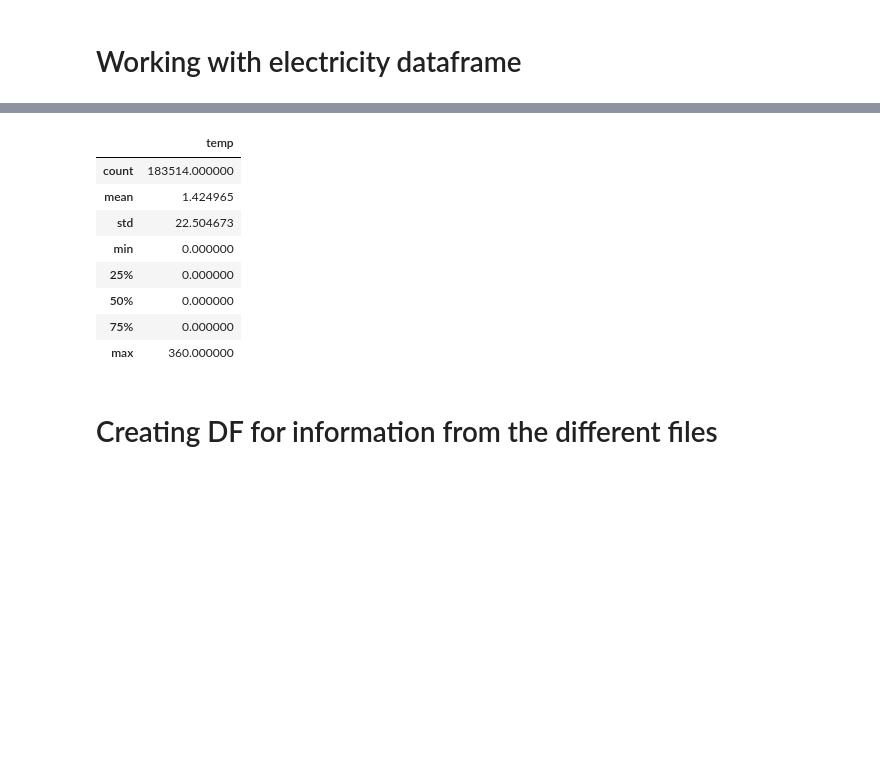
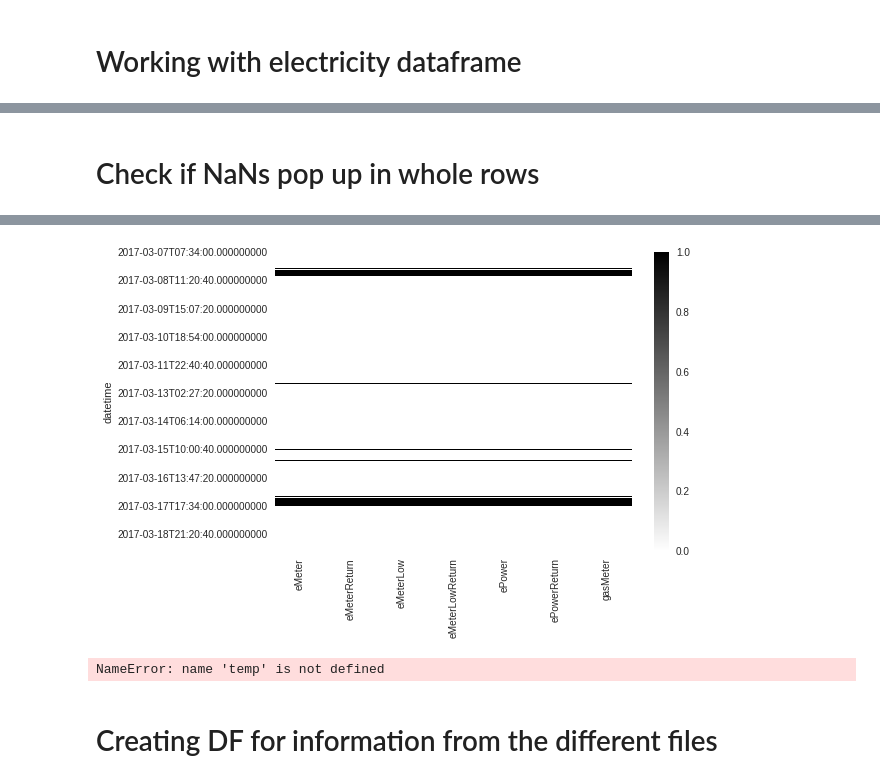
Before and after one commit to deKeijzer/KB-74-OPSCHALER, a Jupyter notebook: Personal_folders/PolVector/Data_Prep_Pol.ipynb, the cells around one changed output, grey strips where cells are left out. Saved outputs shown, nothing was run; the diff lists cells and outputs as text; code cells hidden in the pictures; blank space fills up the shorter version.

Commit message:
made visualisation to check if the NaNs in files are in the same rows

```diff
--- a/Personal_folders/PolVector/Data_Prep_Pol.ipynb
+++ b/Personal_folders/PolVector/Data_Prep_Pol.ipynb
@@ -58,6 +59,6 @@ gas.head()
 # Working with electricity dataframe
 # %%
 #First check how many nans are there
-smart_nan=smart.isnull().any(axis=1)
-print(smart[smart_nan].info())
+smart_nan=smart.isnull()
+print(smart[smart_nan].head())
 # %% [output]
@@ -109,11 +113,21 @@ datetime
 #Then just interpolate
 #smart_final=smart.interpolate('time')
 #print(smart_final)
+# %% [markdown]
+# Check if NaNs pop up in whole rows
 # %%
 #make ints from NaNs
 smart_nan=smart_nan*1
+smart_nan_test = df[0:100000]
+smart_nan_test = smart_nan_test.rename(index=str, columns={"Timestamp":"datetime"})
+smart_nan_test = smart_nan_test.set_index(['datetime'])
+smart_nan_test = smart_nan_test.resample('10s').mean()
+smart_nan_test = smart_nan_test.isnull()
+sns.heatmap(smart_nan_test, cmap='gray_r', yticklabels = 10000)
+plt.show()
+
 #make a df where the number of consecutive NaNs in that electricity file are displayed
-temp = pd.DataFrame()
-temp['temp']=smart_nan.groupby((smart_nan != smart_nan.shift()).cumsum()).transform('size') * smart_nan
-print(temp.head())
+#temp = pd.DataFrame()
+#temp['temp']=smart_nan.groupby((smart_nan != smart_nan.shift()).cumsum()).transform('size') * smart_nan
+#print(temp.head())
 # %% [output]
@@ -127,17 +134,10 @@ datetime
+[figure, added]
 # %%
 temp.to_csv('~/temp.csv')
+# %% [output]
+NameError: name 'temp' is not defined
 # %%
 temp.describe()
-# %% [output]
-|  | temp |
-| count | 183514.000000 |
-| mean | 1.424965 |
-| std | 22.504673 |
-| min | 0.000000 |
-| 25% | 0.000000 |
-| 50% | 0.000000 |
-| 75% | 0.000000 |
-| max | 360.000000 |
 # %% [markdown]
 # Creating DF for information from the different files
 # %%
```
Also changed, not shown: parts of 10 cells of this notebook.
